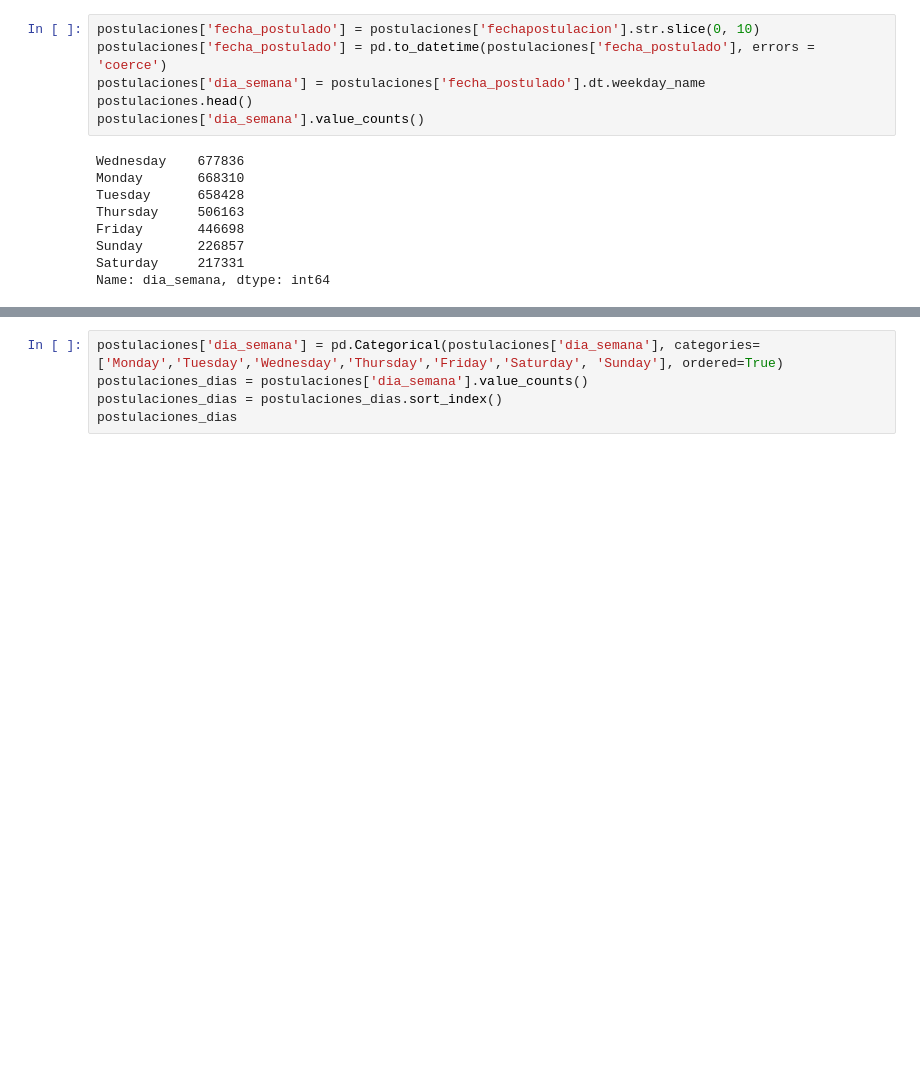
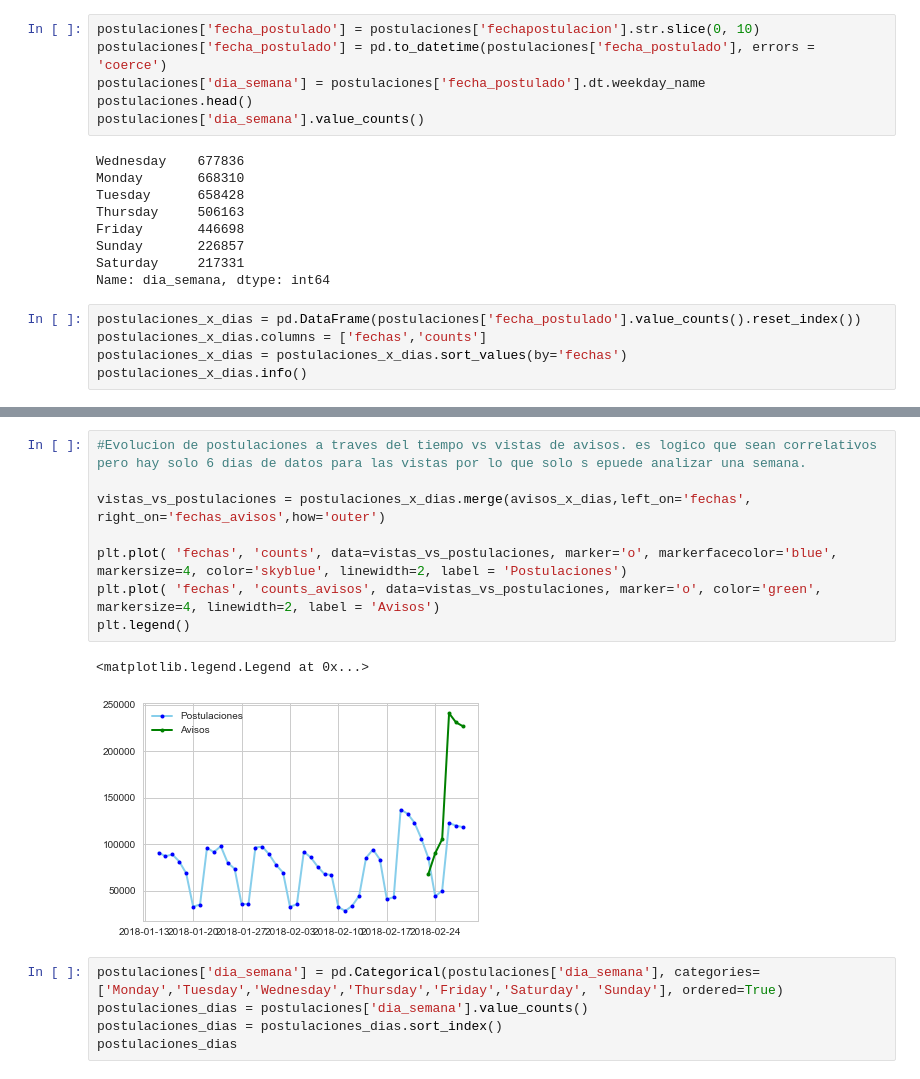
Before and after one commit to shizus/orga_datos_2018_1c, a Jupyter notebook: TrabajoPractico01_Analisis.ipynb, the cells around one changed output, grey strips where cells are left out. Saved outputs shown, nothing was run; the diff lists cells and outputs as text; blank space fills up the shorter version.

```diff
--- a/TrabajoPractico01_Analisis.ipynb
+++ b/TrabajoPractico01_Analisis.ipynb
@@ -740,3 +740,8 @@ Friday       446698
 Sunday       226857
 Saturday     217331
 Name: dia_semana, dtype: int64
+# %%
+postulaciones_x_dias = pd.DataFrame(postulaciones['fecha_postulado'].value_counts().reset_index())
+postulaciones_x_dias.columns = ['fechas','counts']
+postulaciones_x_dias = postulaciones_x_dias.sort_values(by='fechas')
+postulaciones_x_dias.info()
@@ -743,3 +783,14 @@ Name: dia_semana, dtype: int64
+# %%
+#Evolucion de postulaciones a traves del tiempo vs vistas de avisos. es logico que sean correlativos pero hay solo 6 dias de datos para las vistas por lo que solo s epuede analizar una semana.
+
+vistas_vs_postulaciones = postulaciones_x_dias.merge(avisos_x_dias,left_on='fechas', right_on='fechas_avisos',how='outer')
+
+plt.plot( 'fechas', 'counts', data=vistas_vs_postulaciones, marker='o', markerfacecolor='blue', markersize=4, color='skyblue', linewidth=2, label = 'Postulaciones')
+plt.plot( 'fechas', 'counts_avisos', data=vistas_vs_postulaciones, marker='o', color='green', markersize=4, linewidth=2, label = 'Avisos')
+plt.legend()
+# %% [output]
+<matplotlib.legend.Legend at 0x...>
+[figure, added]
 # %%
 postulaciones['dia_semana'] = pd.Categorical(postulaciones['dia_semana'], categories=['Monday','Tuesday','Wednesday','Thursday','Friday','Saturday', 'Sunday'], ordered=True)
 postulaciones_dias = postulaciones['dia_semana'].value_counts()
```
Also changed, not shown: parts of 12 cells of this notebook.
